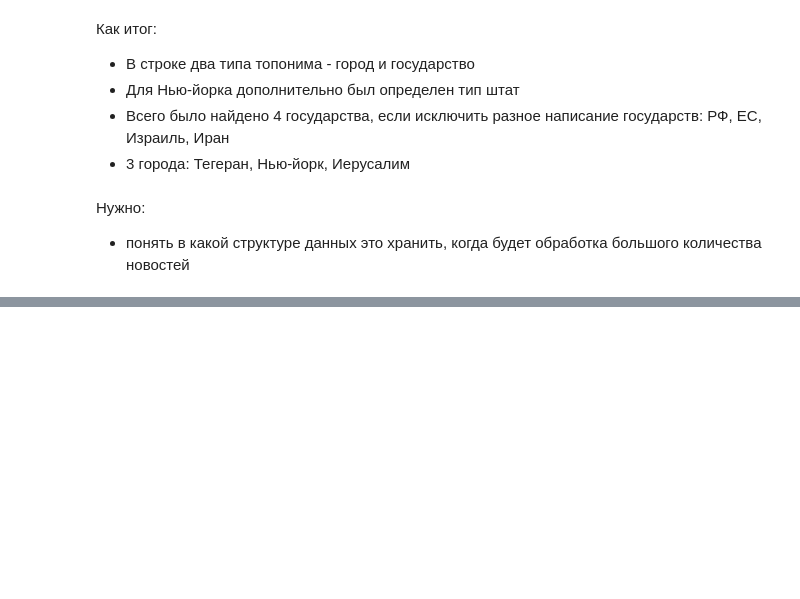
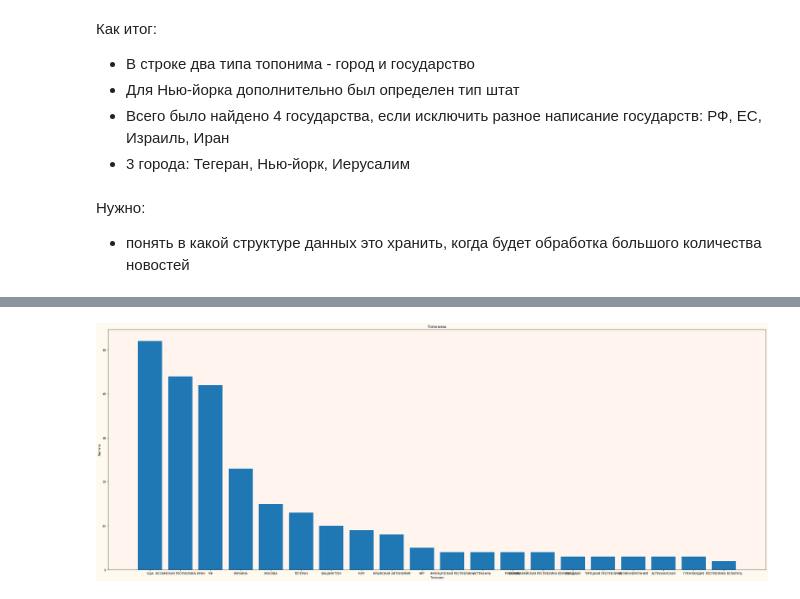
Before and after one commit to ods-ai-ml4sg/proj_news_viz, a Jupyter notebook: nlp/notebooks/ner/pullenti/pullenti_prototype.ipynb, the cells around one changed output, grey strips where cells are left out. Saved outputs shown, nothing was run; the diff lists cells and outputs as text; code cells hidden in the pictures; blank space fills up the shorter version.

```diff
--- a/nlp/notebooks/ner/pullenti/pullenti_prototype.ipynb
+++ b/nlp/notebooks/ner/pullenti/pullenti_prototype.ipynb
@@ -118,0 +135,8 @@ entities.most_common()
+# %%
+data = pd.read_csv('rt_test_geo.csv',
+                      sep=';',
+                      index_col=False,
+                      escapechar='\\',
+                      parse_dates=['date'],
+                      date_parser=dateparse,
+                      quotechar='\"')
@@ -118,0 +152,12 @@ entities.most_common()
+# %%
+def show_entities(text):
+    lst = Counter()
+    try:
+        result = processor(text)
+    except(KeyError):
+        return None
+    for item in result.matches:
+        #print(item.referent.slots)
+        value = getattr(item.referent, 'name')
+        lst[value] += 1
+    return lst
@@ -118,0 +168,2 @@ entities.most_common()
+# %%
+data['entities'] = data['text'].apply(show_entities)
@@ -118,0 +189,5 @@ entities.most_common()
+# %%
+full_counter = Counter()
+for i in data.entities.values:
+    if i != None:
+        full_counter += i
@@ -118,0 +216,20 @@ entities.most_common()
+# %%
+x = dict(full_counter.most_common(20)).keys()
+y = dict(full_counter.most_common(20)).values()
+
+fig, ax = plt.subplots()
+
+ax.bar(x, y)
+ax.set_title('Топонимы')
+ax.set_ylabel('Частота')
+ax.set_xlabel('Топоним')
+
+ax.set_facecolor('seashell')
+fig.set_facecolor('floralwhite')
+fig.set_figwidth(40)    #  ширина Figure
+fig.set_figheight(15)    #  высота Figure
+
+
+plt.show()
+# %% [output]
+[figure, added]
```
Also changed, not shown: parts of 17 cells of this notebook, 1 other file.
